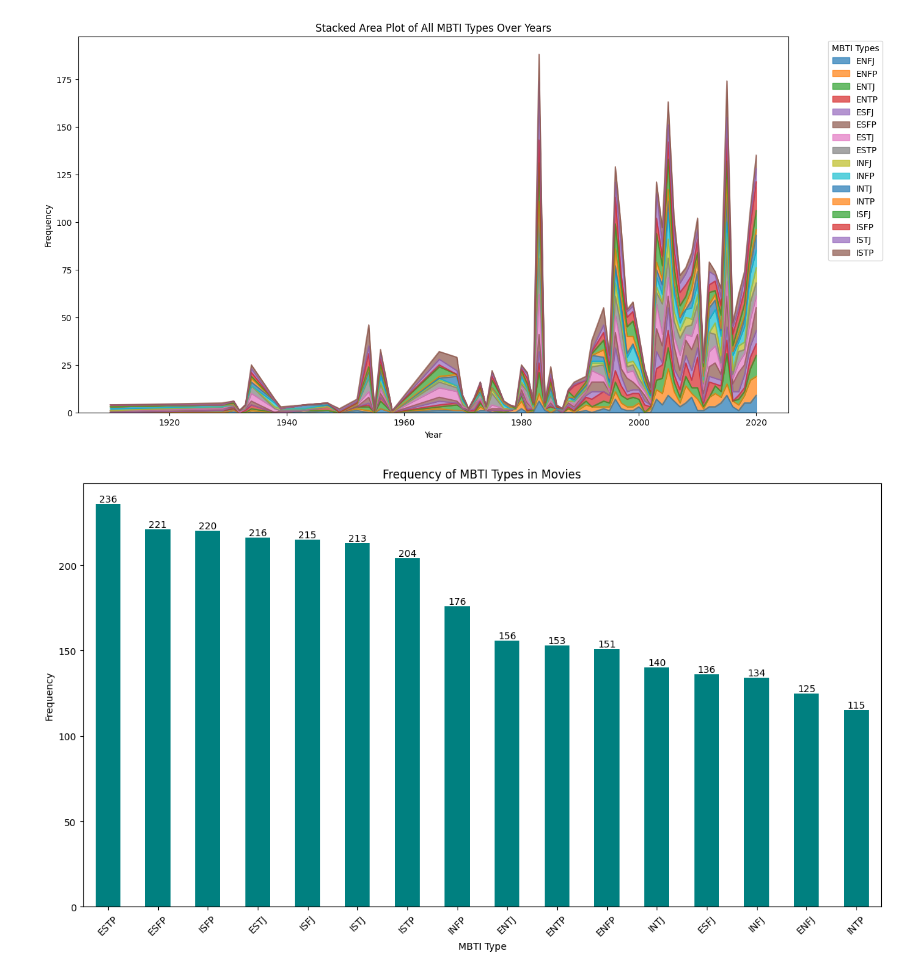
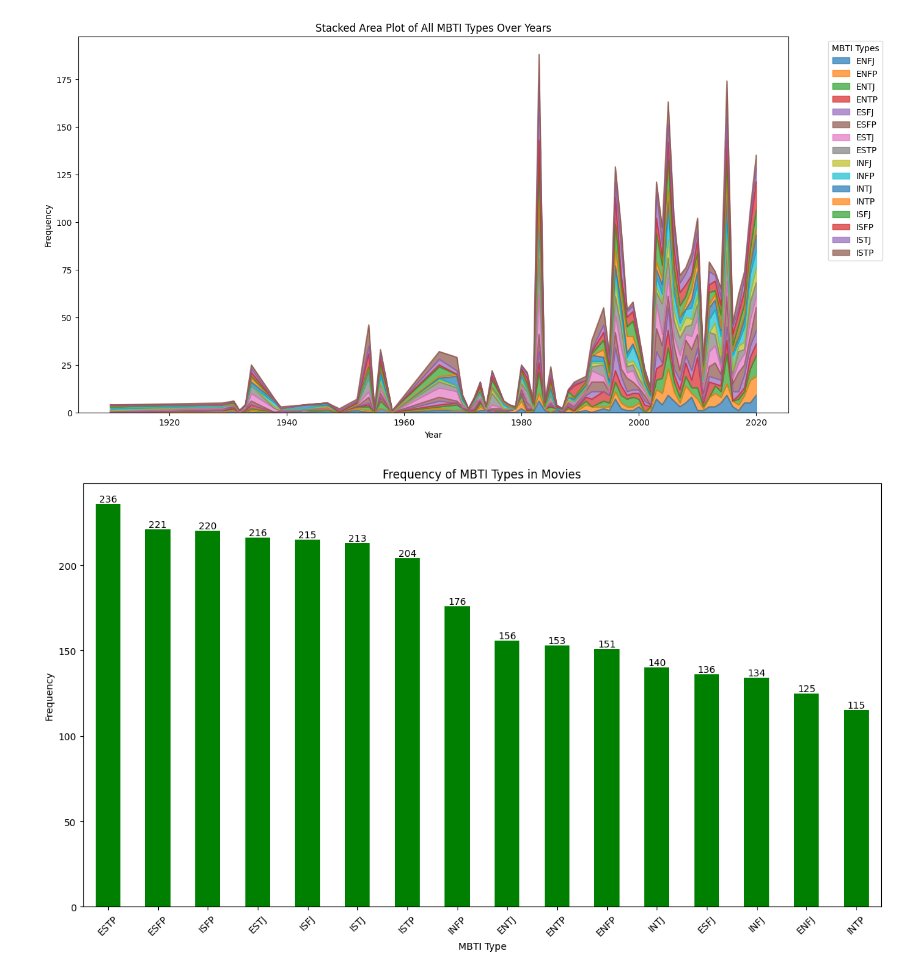
Before and after one commit to Xiaotong1120/Exploratory-Data-Analysis-on-Movie-Characters-MBTI-Personality-Types-, a Jupyter notebook: Data-Project_Group8.ipynb, the cells around one changed output. Cells and saved outputs as stored; diff of their text form; code cells hidden in the pictures.

```diff
--- a/Data-Project_Group8.ipynb
+++ b/Data-Project_Group8.ipynb
@@ -344,19 +344,19 @@ plt.show()
 # %%
 # Most frequently used MBTI character type
 mbti_counts = final_merged_df['mbti'].value_counts()
 
 # Creating the bar plot
 fig, ax = plt.subplots(figsize=(15, 8))
-mbti_counts.plot(kind='bar', color='teal', ax=ax)
+mbti_counts.plot(kind='bar', color='green', ax=ax)
 ax.set_title('Frequency of MBTI Types in Movies')
 ax.set_xlabel('MBTI Type')
 ax.set_ylabel('Frequency')
 ax.bar_label(ax.containers[0])
 
 plt.xticks(rotation=45)
 plt.show()
 # %% [output]
-[figure, old version]
+[figure, new version]
 # %%
 # Average Movie Score by Year
 # Calculating the average movie score by year
```
Also changed, not shown: parts of 1 cell of this notebook.
